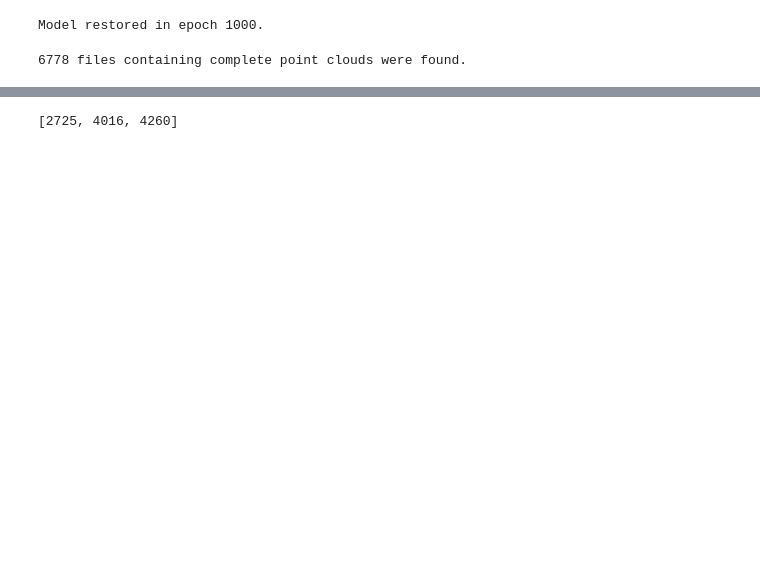
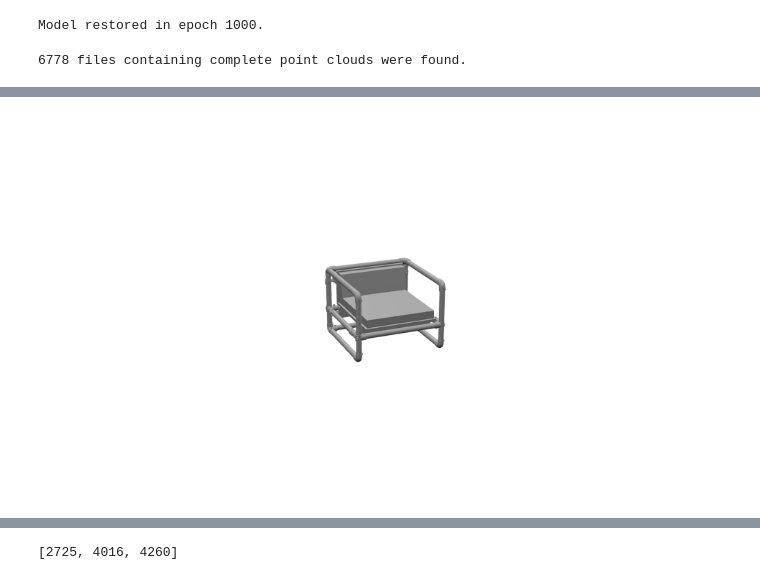
Before and after one commit to optas/tf_lab, a Jupyter notebook: notebooks/panos/language_and_3D/generate_contrasting_neighborhoods.ipynb, the cells around one changed output, grey strips where cells are left out. Drawn from its saved outputs; the diff is of its cells as text; code cells hidden in the pictures; blank space fills up the shorter version.

```diff
--- a/notebooks/panos/language_and_3D/generate_contrasting_neighborhoods.ipynb
+++ b/notebooks/panos/language_and_3D/generate_contrasting_neighborhoods.ipynb
@@ -43,7 +40,7 @@ from harnessing_geometric_triplets import make_triplets, save_triplets, plot_tri
 def detect_outliers(features, outlier_fraction, random_seed):
     '''
     '''
-    clf = IsolationForest(max_samples=100, random_state=random_seed, contamination=outlier_fraction)
+    clf = IsolationForest(max_samples=100, max_features=64, random_state=random_seed, contamination=outlier_fraction)
     clf.fit(features)
     y_pred = clf.predict(features)
     outliers = np.where(y_pred == -1)[0]
@@ -59,7 +53,7 @@ The autoreload extension is already loaded. To reload it, use:
 # %%
 random_seed = 42
-outlier_fraction = 0.3 # Percent of data instances that will be automatically disreguarded.
-n_exemplars = 140      # Source instances that will be used to create contrasting triplets.
+outlier_fraction = 0.20 # Percent of data instances that will be automatically disreguarded.
+# n_exemplars = 140       # Source instances that will be used to create contrasting triplets.
 top_data_dir = top_data_dir = '/orions4-zfs/projects/optas/DATA/'
 # %%
 # load AE model
@@ -109,0 +110,13 @@ create_dir(top_out_dir)
+# %%
+def visualize_shapes_generator(data_to_vis, model_ids, top_image_dir, image_view_tag):
+    for i in data_to_vis:
+        image_files = []
+        try:
+            for j in i:
+                image_files.append(osp.join(top_image_dir, model_ids[j], image_view_tag))
+        except:
+            image_files.append(osp.join(top_image_dir, model_ids[i], image_view_tag))
+
+        yield stack_images_horizontally(image_files)
+# %%
+vis_g1 = visualize_shapes_generator(outliers, model_ids, top_image_dir, image_view_tag)
@@ -132,0 +303,4 @@ False
+# %%
+vis_g1.next()
+# %% [output]
+[figure, added]
```
Also changed, not shown: parts of 31 cells of this notebook.
